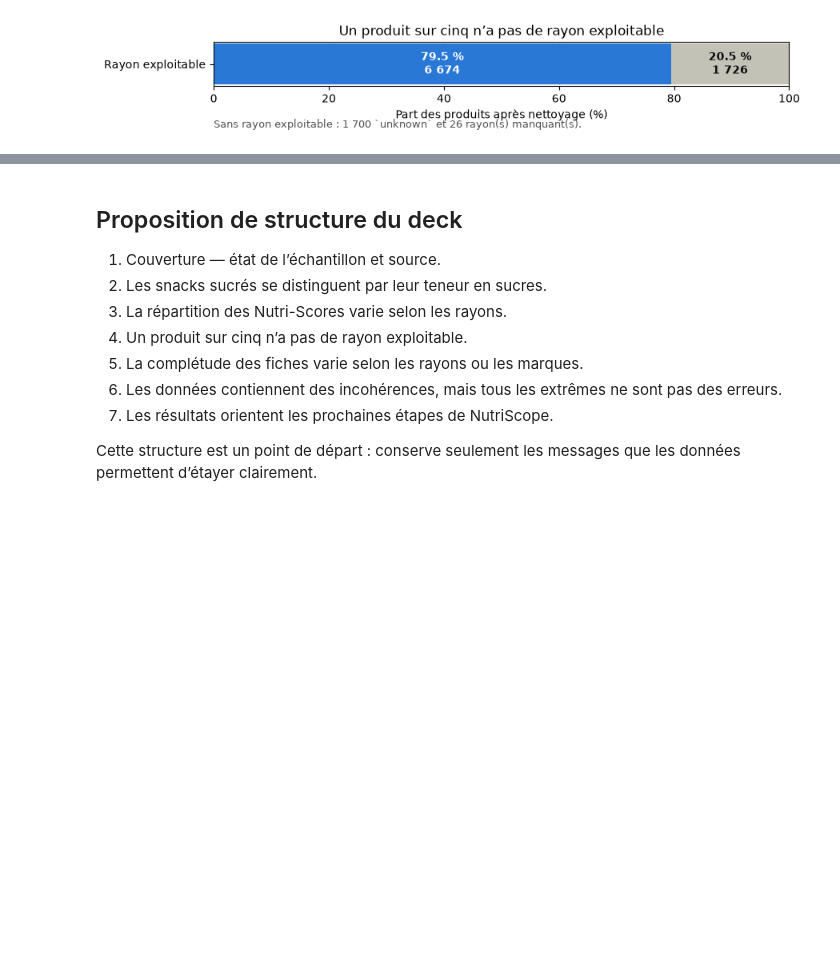
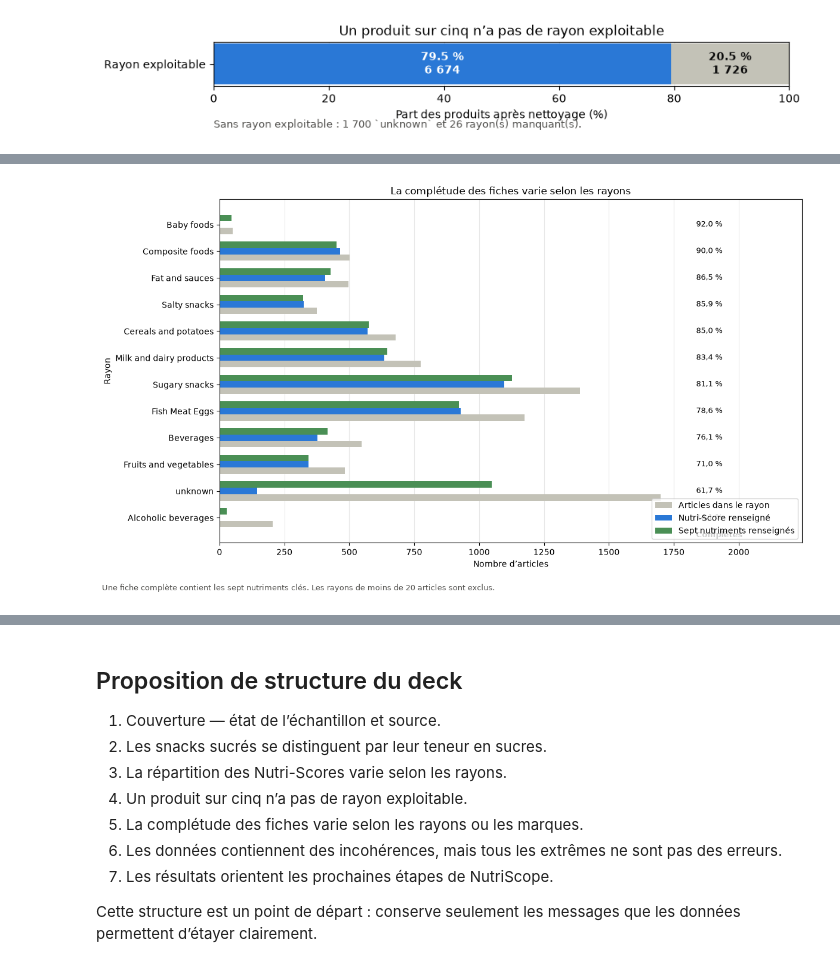
Before and after one commit to SDMM27/NutriScope, a Jupyter notebook: notebooks/tp11_plan_datastorytelling.ipynb, the cells around one changed output, grey strips where cells are left out. Saved outputs shown, nothing was run; the diff lists cells and outputs as text; code cells hidden in the pictures; blank space fills up the shorter version.

```diff
--- a/notebooks/tp11_plan_datastorytelling.ipynb
+++ b/notebooks/tp11_plan_datastorytelling.ipynb
@@ -452,0 +453,100 @@ plt.show()
+# %%
+# Complétude des fiches
+import matplotlib.pyplot as plt
+import numpy as np
+
+# Calculer les effectifs et taux de complétude par rayon.
+completude_rayons = eda_lib.completude_par_groupe(
+    perimetre,
+    eda_lib.RAYON,
+    eda_lib.NUTRIMENTS_CLES,
+    min_n=20,
+)
+
+# La fonction EDA renvoie des taux en pourcentage.
+# Les effectifs sont reconstruits à partir du total de chaque rayon.
+donnees = completude_rayons.copy()
+donnees["avec_nutriscore"] = (
+    donnees["n"] * donnees["score_present"] / 100
+).round().astype(int)
+donnees["fiches_completes_n"] = (
+    donnees["n"] * donnees["fiches_completes"] / 100
+).round().astype(int)
+
+# Inverser l'ordre pour afficher le premier rayon en haut du graphique.
+donnees = donnees.iloc[::-1]
+
+positions = np.arange(len(donnees))
+hauteur = 0.24
+
+fig, ax = plt.subplots(figsize=(12, 7))
+
+barres_total = ax.barh(
+    positions - hauteur,
+    donnees["n"],
+    height=hauteur,
+    color=GRIS,
+    label="Articles dans le rayon",
+)
+barres_nutriscore = ax.barh(
+    positions,
+    donnees["avec_nutriscore"],
+    height=hauteur,
+    color=BLEU,
+    label="Nutri-Score renseigné",
+)
+barres_completes = ax.barh(
+    positions + hauteur,
+    donnees["fiches_completes_n"],
+    height=hauteur,
+    color="#4a8f55",
+    label="Sept nutriments renseignés",
+)
+
+ax.set_yticks(positions, labels=donnees.index)
+ax.set_xlabel("Nombre d’articles")
+ax.set_ylabel("Rayon")
+ax.set_title("La complétude des fiches varie selon les rayons")
+ax.grid(axis="x", alpha=0.3)
+ax.set_axisbelow(True)
+ax.legend(loc="lower right")
+
+# Afficher aussi le taux de fiches complètes, calculé sur le total du rayon.
+maximum = donnees["n"].max()
+position_taux = maximum * 1.08
+
+for position, (_, ligne) in zip(positions, donnees.iterrows()):
+    taux = ligne["fiches_completes"]
+    ax.text(
+        position_taux,
+        position,
+        f"{taux:.1f} %".replace(".", ","),
+        va="center",
+        fontsize=9,
+    )
+
+ax.text(
+    position_taux,
+    -0.8,
+    "Complètes",
+    ha="left",
+    va="bottom",
+    fontsize=9,
+    fontweight="bold",
+)
+
+ax.set_xlim(0, maximum * 1.32)
+fig.text(
+    0.01,
+    0.01,
+    "Une fiche complète contient les sept nutriments clés. "
+    "Les rayons de moins de 20 articles sont exclus.",
+    ha="left",
+    fontsize=9,
+    color="#52514e",
+)
+
+fig.tight_layout(rect=(0, 0.04, 1, 1))
+plt.show()
+# %% [output]
+[figure, added]
```
Also changed, not shown: parts of 15 cells of this notebook.
